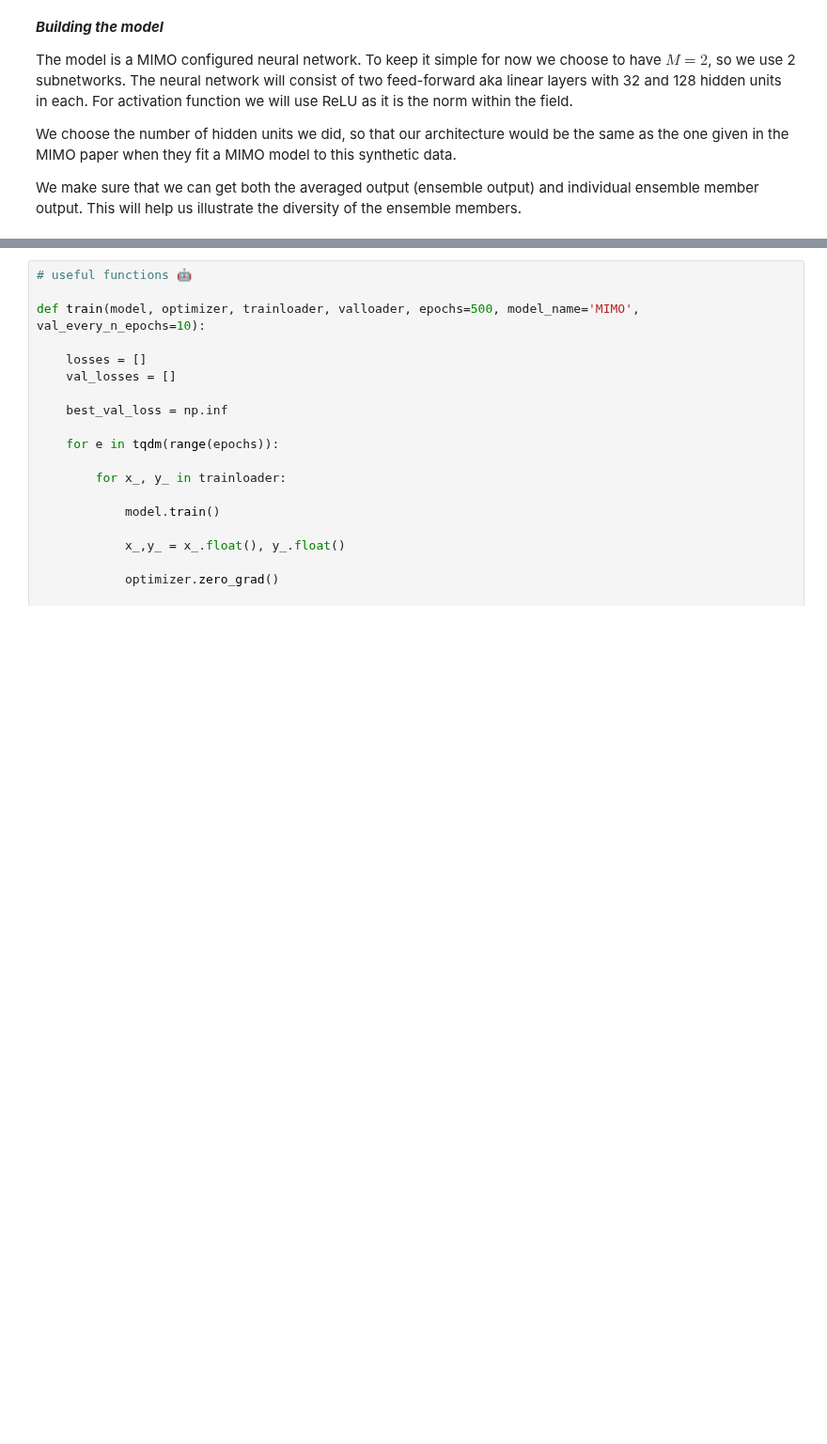
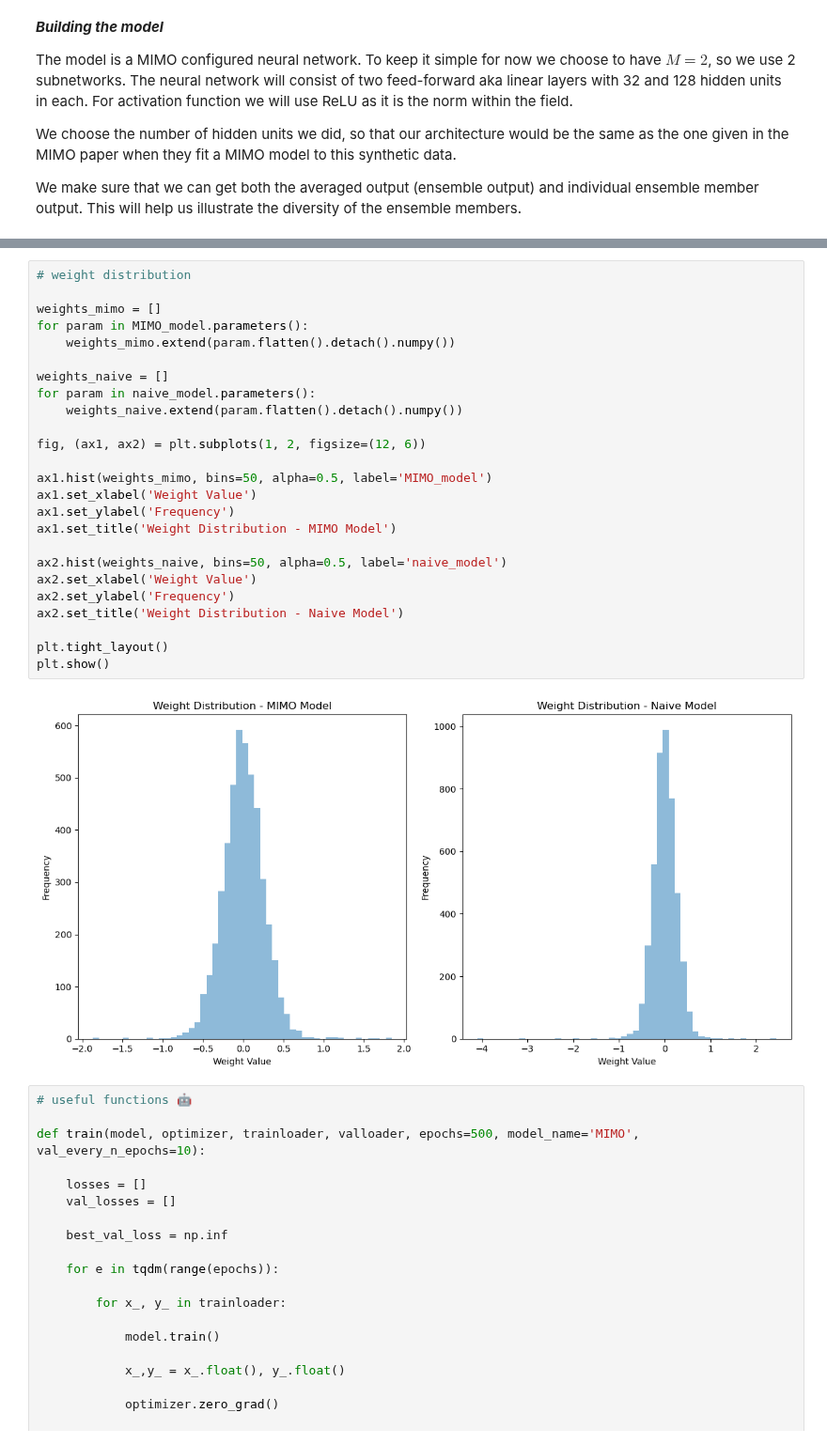
Before and after one commit to Malthe57/MastersThesis, a Jupyter notebook: notebooks/MIMOprototype.ipynb, the cells around one changed output, grey strips where cells are left out. Shown at 94% size. Saved outputs shown, nothing was run; the diff lists cells and outputs as text; blank space fills up the shorter version.

```diff
--- a/notebooks/MIMOprototype.ipynb
+++ b/notebooks/MIMOprototype.ipynb
@@ -278,6 +278,33 @@ NaiveNetwork(
     (4): Linear(in_features=128, out_features=2, bias=True)
   )
 )
+# %%
+# weight distribution
+
+weights_mimo = []
+for param in MIMO_model.parameters():
+    weights_mimo.extend(param.flatten().detach().numpy())
+
+weights_naive = []
+for param in naive_model.parameters():
+    weights_naive.extend(param.flatten().detach().numpy())
+
+fig, (ax1, ax2) = plt.subplots(1, 2, figsize=(12, 6))
+
+ax1.hist(weights_mimo, bins=50, alpha=0.5, label='MIMO_model')
+ax1.set_xlabel('Weight Value')
+ax1.set_ylabel('Frequency')
+ax1.set_title('Weight Distribution - MIMO Model')
+
+ax2.hist(weights_naive, bins=50, alpha=0.5, label='naive_model')
+ax2.set_xlabel('Weight Value')
+ax2.set_ylabel('Frequency')
+ax2.set_title('Weight Distribution - Naive Model')
+
+plt.tight_layout()
+plt.show()
+# %% [output]
+[figure, added]
 # %%
 # useful functions 🤖
 
```
Also changed, not shown: parts of 21 cells of this notebook, 8 other files.
